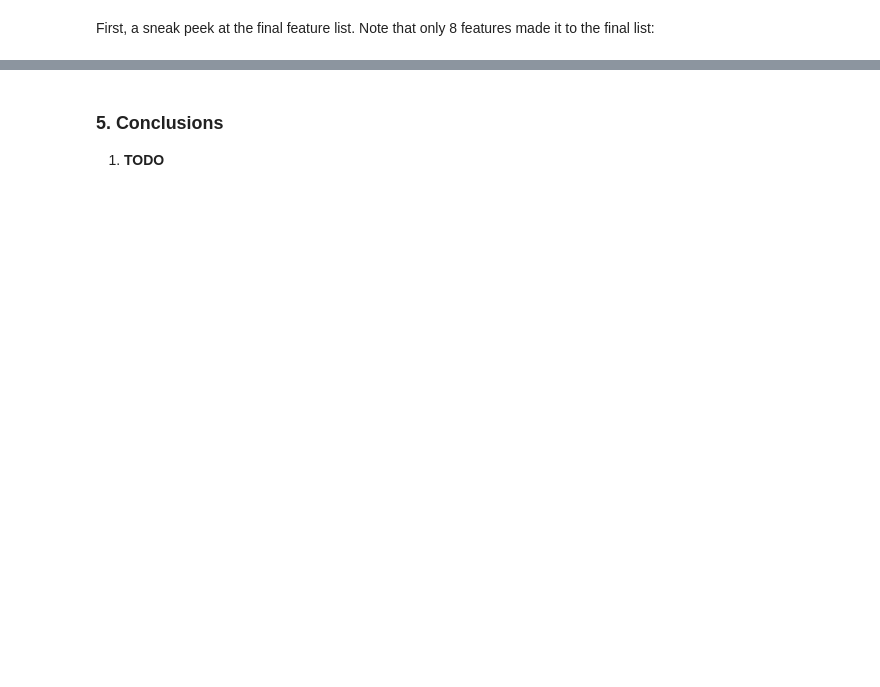
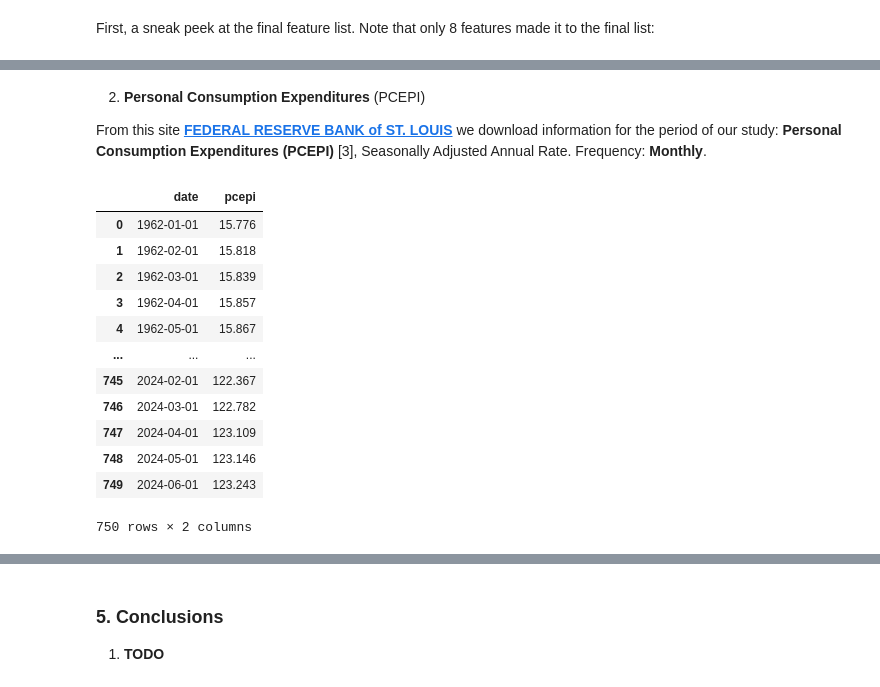
Before and after one commit to Engineer194/Analysis-of-the-US-Economy---Part-2, a Jupyter notebook: Macroeconomic Analysis of the US Economy - Part 2-v.1.ipynb, the cells around one changed output, grey strips where cells are left out. Cells and saved outputs as stored; diff of their text form; code cells hidden in the pictures; blank space fills up the shorter version.

```diff
--- a/Macroeconomic Analysis of the US Economy - Part 2-v.1.ipynb
+++ b/Macroeconomic Analysis of the US Economy - Part 2-v.1.ipynb
@@ -195,0 +292,25 @@ gdp.head() # Show all data.
+# %% [markdown]
+2. **Personal Consumption Expenditures** (PCEPI)
+
+From this site **[FEDERAL RESERVE BANK of ST. LOUIS](https://fred.stlouisfed.org/series/PCEPI)** we download information for the period of our study: **Personal Consumption Expenditures (PCEPI)** [3], Seasonally Adjusted Annual Rate. Frequency: **Monthly**.
+# %%
+# ===> No data yet until September 2024. <===
+
+pcepi = pd.read_csv('data/PCEPI.csv') # Read the CSV file
+pcepi.columns = ["date", "pcepi"]
+pcepi
+# __________ DataFrame (DF) with final data! __________
+# %% [output]
+|  | date | pcepi |
+| 0 | 1962-01-01 | 15.776 |
+| 1 | 1962-02-01 | 15.818 |
+| 2 | 1962-03-01 | 15.839 |
+| 3 | 1962-04-01 | 15.857 |
+| 4 | 1962-05-01 | 15.867 |
+| ... | ... | ... |
+| 745 | 2024-02-01 | 122.367 |
+| 746 | 2024-03-01 | 122.782 |
+| 747 | 2024-04-01 | 123.109 |
+| 748 | 2024-05-01 | 123.146 |
+| 749 | 2024-06-01 | 123.243 |
+750 rows × 2 columns
```
Also changed, not shown: parts of 30 cells of this notebook.
